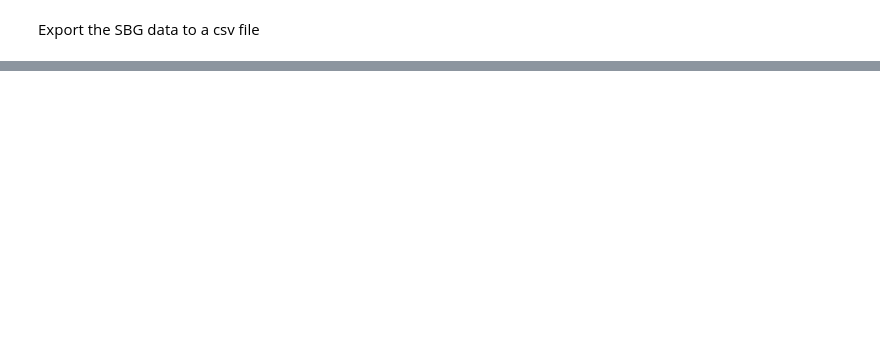
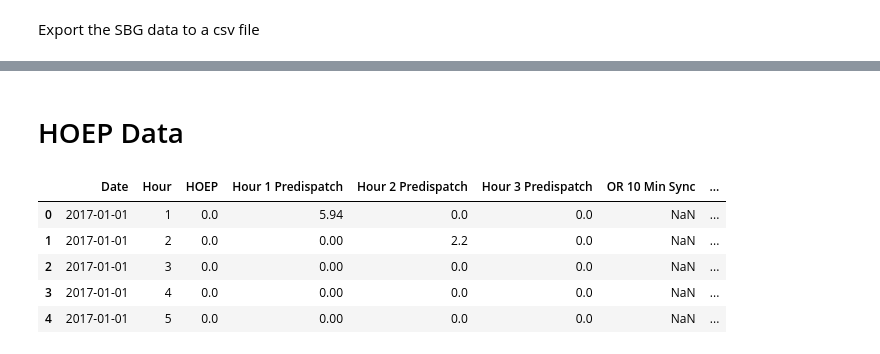
Before and after one commit to lewisjko/FYDP, a Jupyter notebook: FYDP.ipynb, the cells around one changed output, grey strips where cells are left out. Drawn from its saved outputs; the diff is of its cells as text; code cells hidden in the pictures; blank space fills up the shorter version.

```diff
--- a/FYDP.ipynb
+++ b/FYDP.ipynb
@@ -181,2 +170,15 @@ Export the SBG data to a csv file
 # %%
 SBG.to_csv('exportfile'+'.csv', index=True, sep=',')
+# %% [markdown]
+# HOEP Data
+# %%
+hoep_data = pd.read_csv('HOEP_2017.csv', keep_default_na=False, na_values=[""])
+# %%
+hoep_data.head()
+# %% [output]
+|  | Date | Hour | HOEP | Hour 1 Predispatch | Hour 2 Predispatch | Hour 3 Predispatch | OR 10 Min Sync | ... |
+| 0 | 2017-01-01 | 1 | 0.0 | 5.94 | 0.0 | 0.0 | NaN | ... |
+| 1 | 2017-01-01 | 2 | 0.0 | 0.00 | 2.2 | 0.0 | NaN | ... |
+| 2 | 2017-01-01 | 3 | 0.0 | 0.00 | 0.0 | 0.0 | NaN | ... |
+| 3 | 2017-01-01 | 4 | 0.0 | 0.00 | 0.0 | 0.0 | NaN | ... |
+| 4 | 2017-01-01 | 5 | 0.0 | 0.00 | 0.0 | 0.0 | NaN | ... |
```
Also changed, not shown: parts of 41 cells of this notebook, 4 other files.
